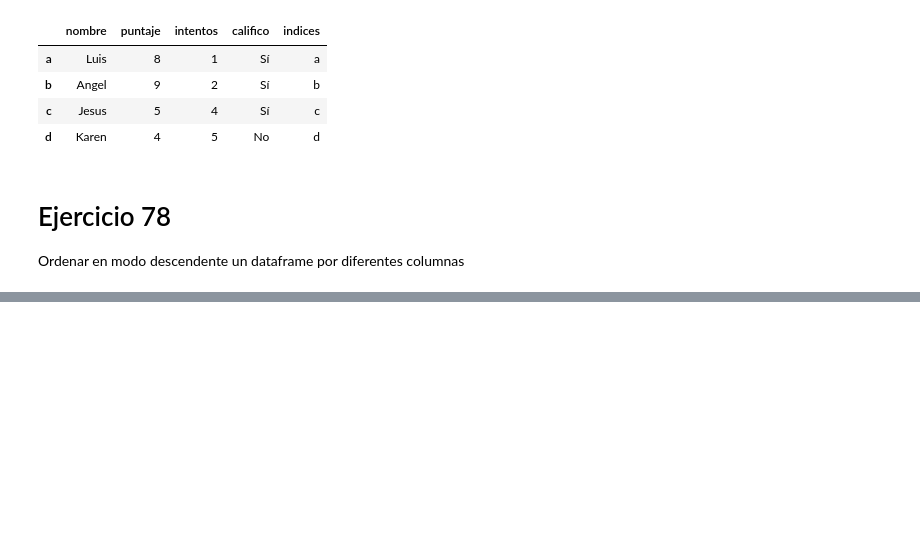
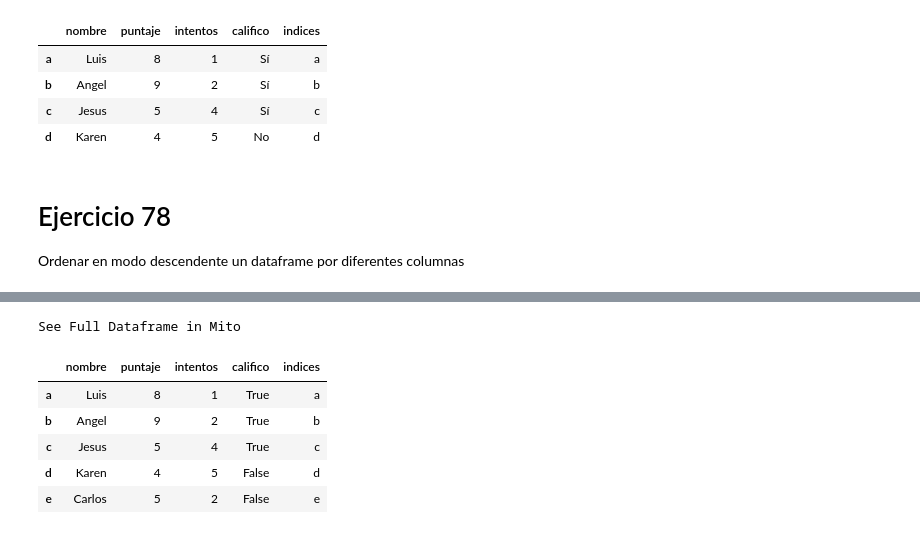
Before and after one commit to TherealVL/Ejercicios_Pandas, a Jupyter notebook: Ejercicios_Panda.ipynb, the cells around one changed output, grey strips where cells are left out. Drawn from its saved outputs; the diff is of its cells as text; code cells hidden in the pictures; blank space fills up the shorter version.

```diff
--- a/Ejercicios_Panda.ipynb
+++ b/Ejercicios_Panda.ipynb
@@ -1074,0 +1088,11 @@ df77.sort_values(by="nombre").ascending=[True]
+# %%
+df77['califico'] = df77['califico'].map({'Sí':True,'No':False})
+df77
+# %% [output]
+See Full Dataframe in Mito
+|  | nombre | puntaje | intentos | califico | indices |
+| a | Luis | 8 | 1 | True | a |
+| b | Angel | 9 | 2 | True | b |
+| c | Jesus | 5 | 4 | True | c |
+| d | Karen | 4 | 5 | False | d |
+| e | Carlos | 5 | 2 | False | e |
```
Also changed, not shown: parts of 2 cells of this notebook.
